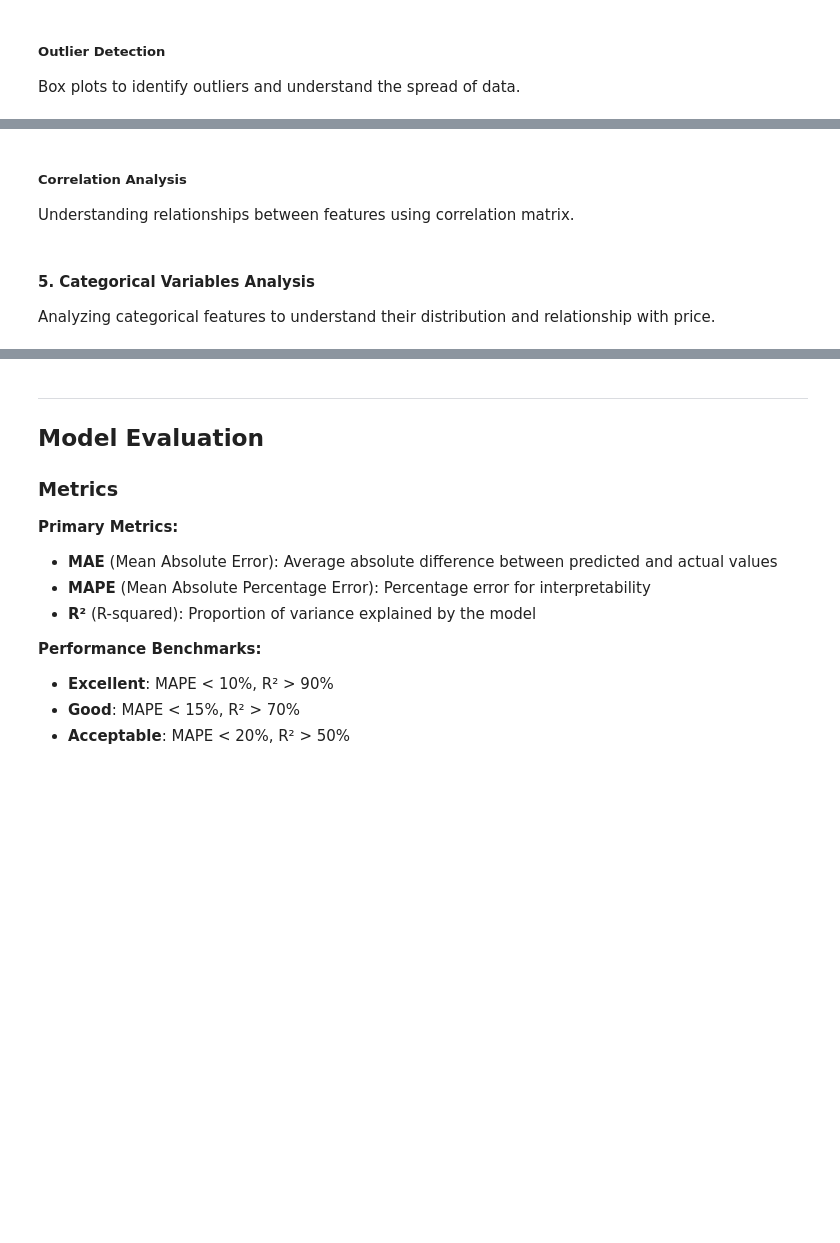
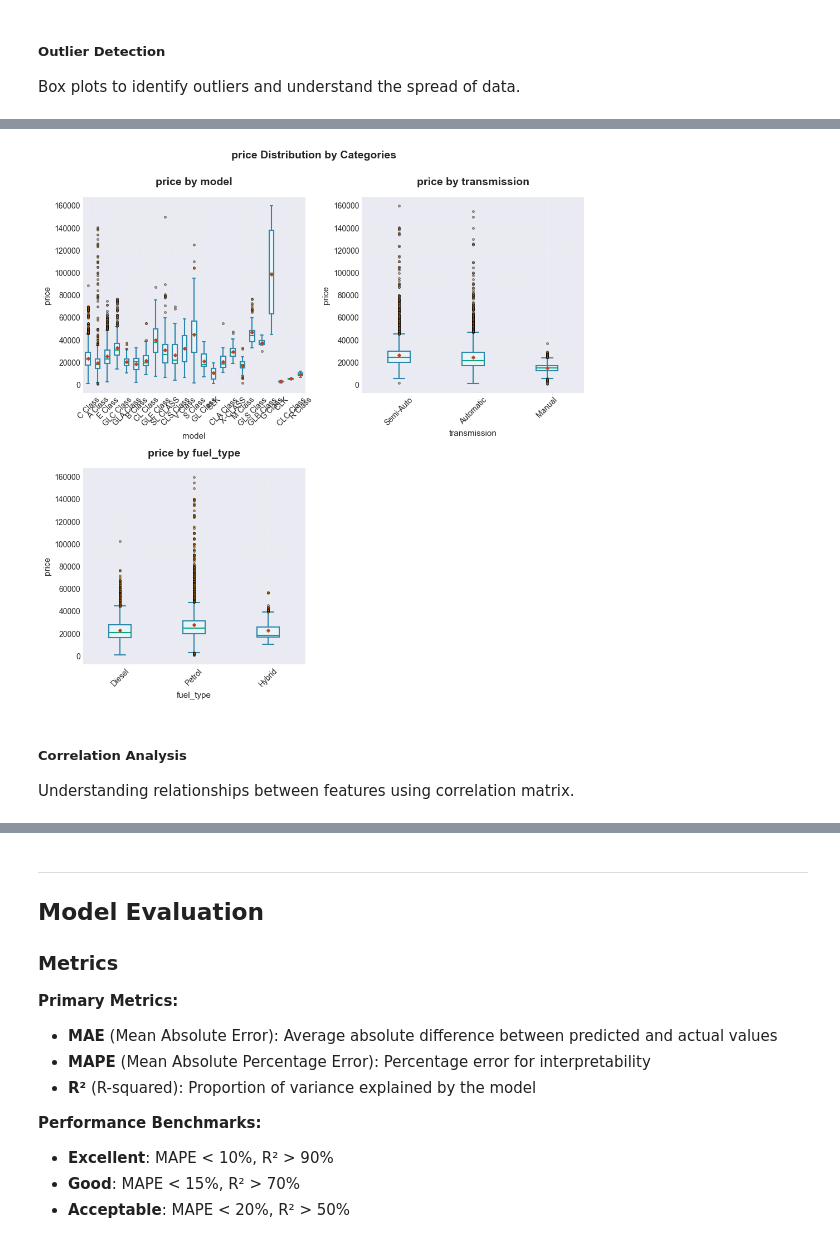
Before and after one commit to ashleysoffian/usecase, a Jupyter notebook: src/regression.ipynb, the cells around one changed output, grey strips where cells are left out. Cells and saved outputs as stored; diff of their text form; code cells hidden in the pictures; blank space fills up the shorter version.

```diff
--- a/src/regression.ipynb
+++ b/src/regression.ipynb
@@ -88,8 +117,9 @@ Box plots to identify outliers and understand the spread of data.
+# %%
+fig = EA.categorical_target_boxplot(data=df, categorical_var=cat_features, target='price', combined=True)
+fig
+# %% [output]
+[figure, added]
 # %% [markdown]
 ##### Correlation Analysis
 
 Understanding relationships between features using correlation matrix.
-# %% [markdown]
-#### 5. Categorical Variables Analysis
-
-Analyzing categorical features to understand their distribution and relationship with price.
```
Also changed, not shown: parts of 62 cells of this notebook.
